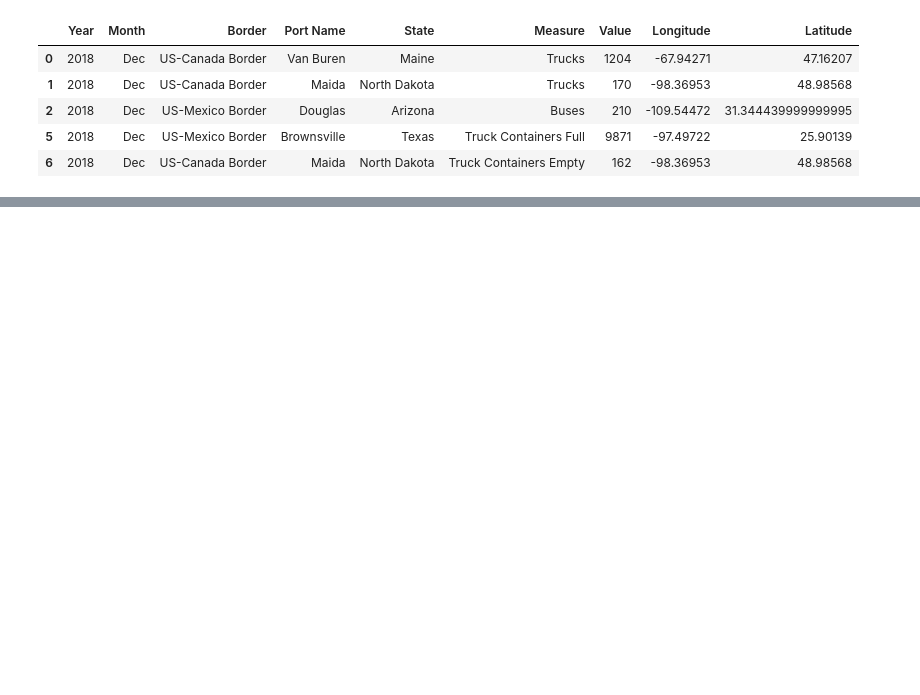
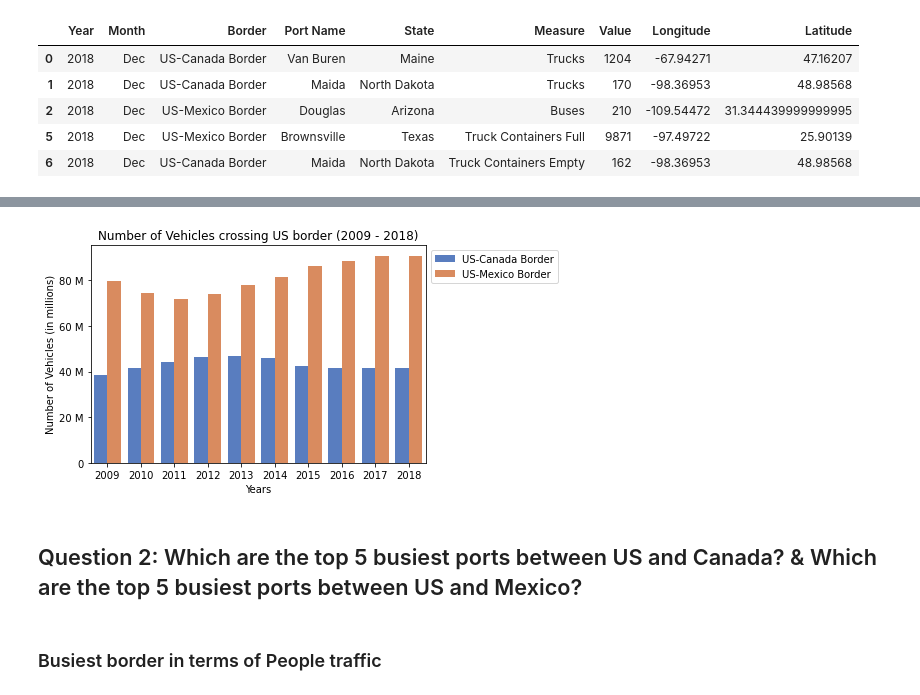
Before and after one commit to saraparveen26/Data-Visualization---US-Border-Crossing, a Jupyter notebook: border_crossing_lynn.ipynb, the cells around one changed output, grey strips where cells are left out. Saved outputs shown, nothing was run; the diff lists cells and outputs as text; code cells hidden in the pictures; blank space fills up the shorter version.

```diff
--- a/border_crossing_lynn.ipynb
+++ b/border_crossing_lynn.ipynb
@@ -312,0 +338,6 @@ KeyError: "None of ['Border'] are in the columns"
+# %%
+# Groupby data for the columns needed for the chart
+vehicle_data = vehicles_df.groupby(["Year", "Border"]).sum().reset_index()
+
+# Display the data
+vehicle_data
@@ -312,0 +362,30 @@ KeyError: "None of ['Border'] are in the columns"
+# %%
+# Create a chart to compare number of vehicles crossing US border between Canada and Mexico
+
+# Get the data to plot the chart
+Fig2 = sns.barplot(data=vehicle_data, x="Year", y="Value", hue="Border")
+
+# Format y-axis values to display in a reasonable format
+Fig2.yaxis.set_major_formatter(ticker.EngFormatter())
+
+# Fig2.bar_label(Fig2.containers[0])
+
+# Set chart title and axis labels
+Fig2.set_xlabel("Years")
+Fig2.set_ylabel("Number of Vehicles (in millions)")
+Fig2.set_title("Number of Vehicles crossing US border (2009 - 2018)")
+
+# Set legend details
+plt.legend(bbox_to_anchor=(1, 1), loc='upper left')
+
+# Save the figure
+plt.savefig("Images/Fig2.png")
+
+# Show the chart
+plt.show()
+# %% [output]
+[figure, added]
+# %% [markdown]
+## Question 2:  Which are the top 5 busiest ports between US and Canada? & Which are the top 5 busiest ports between US and Mexico?
+# %% [markdown]
+### Busiest border in terms of People traffic
```
Also changed, not shown: parts of 64 cells of this notebook.
